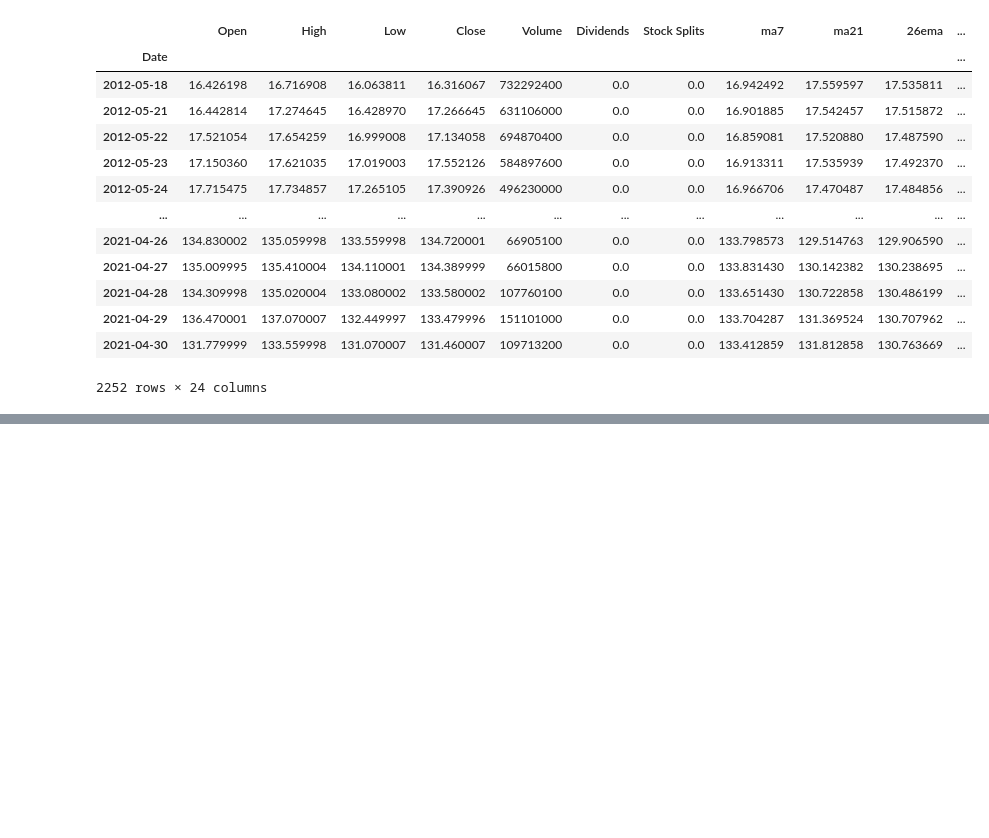
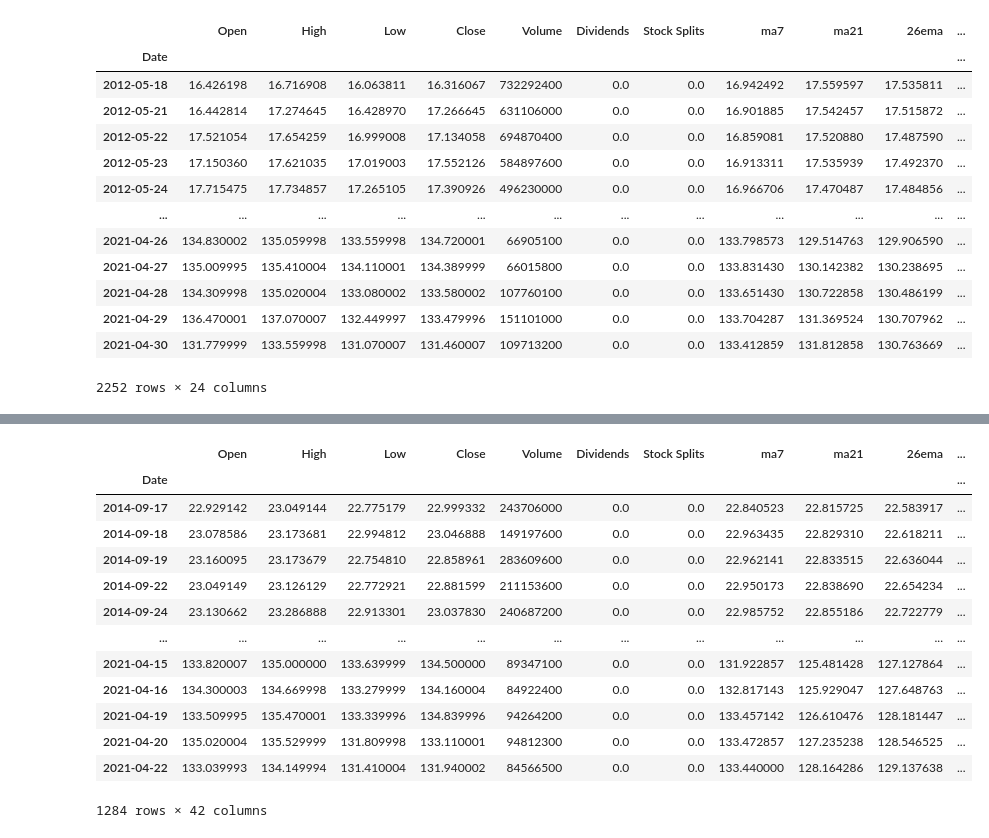
Before and after one commit to ebimor/stock-trading-ml, a Jupyter notebook: ScrapeStockData.ipynb, the cells around one changed output, grey strips where cells are left out. Saved outputs shown, nothing was run; the diff lists cells and outputs as text; code cells hidden in the pictures; blank space fills up the shorter version.

```diff
--- a/ScrapeStockData.ipynb
+++ b/ScrapeStockData.ipynb
@@ -276,0 +294,4 @@ See the caveats in the documentation: https://pandas.pydata.org/pandas-docs/stab
+# %%
+data_FT = dataset_TI_df[['Close']]
+data_FT.reset_index(drop=True, inplace=True)
+data_FT
@@ -276,0 +312,20 @@ See the caveats in the documentation: https://pandas.pydata.org/pandas-docs/stab
+# %%
+#fourier transfomr extraction
+
+close_fft = np.fft.rfft(np.asarray(data_FT['Close'].tolist()))
+fft_df = pd.DataFrame({'fft':close_fft})
+print(fft_df)
+
+plt.figure(figsize=(14, 7), dpi=100)
+fft_list = np.asarray(fft_df['fft'].tolist())
+for num_ in [3, 6, 9, 200]:
+    fft_list_m10= np.copy(fft_list);
+    fft_list_m10[num_:-num_]=0
+    dataset_TI_df['fft'+str(num_)] = (np.fft.irfft(fft_list_m10)).tolist()
+    plt.plot(np.fft.irfft(fft_list_m10), label='Fourier transform with {} components'.format(num_))
+plt.plot(data_FT['Close'],  label='Real')
+plt.xlabel('Days')
+plt.ylabel('USD')
+plt.title('Figure 4: stock prices & Fourier transforms')
+plt.legend()
+plt.show()
@@ -276,0 +349,17 @@ See the caveats in the documentation: https://pandas.pydata.org/pandas-docs/stab
+# %%
+dataset_TI_df
+# %% [output]
+|  | Open | High | Low | Close | Volume | Dividends | Stock Splits | ma7 | ma21 | 26ema | ... |
+| Date |  |  |  |  |  |  |  |  |  |  | ... |
+| 2014-09-17 | 22.929142 | 23.049144 | 22.775179 | 22.999332 | 243706000 | 0.0 | 0.0 | 22.840523 | 22.815725 | 22.583917 | ... |
+| 2014-09-18 | 23.078586 | 23.173681 | 22.994812 | 23.046888 | 149197600 | 0.0 | 0.0 | 22.963435 | 22.829310 | 22.618211 | ... |
+| 2014-09-19 | 23.160095 | 23.173679 | 22.754810 | 22.858961 | 283609600 | 0.0 | 0.0 | 22.962141 | 22.833515 | 22.636044 | ... |
+| 2014-09-22 | 23.049149 | 23.126129 | 22.772921 | 22.881599 | 211153600 | 0.0 | 0.0 | 22.950173 | 22.838690 | 22.654234 | ... |
+| 2014-09-24 | 23.130662 | 23.286888 | 22.913301 | 23.037830 | 240687200 | 0.0 | 0.0 | 22.985752 | 22.855186 | 22.722779 | ... |
+| ... | ... | ... | ... | ... | ... | ... | ... | ... | ... | ... | ... |
+| 2021-04-15 | 133.820007 | 135.000000 | 133.639999 | 134.500000 | 89347100 | 0.0 | 0.0 | 131.922857 | 125.481428 | 127.127864 | ... |
+| 2021-04-16 | 134.300003 | 134.669998 | 133.279999 | 134.160004 | 84922400 | 0.0 | 0.0 | 132.817143 | 125.929047 | 127.648763 | ... |
+| 2021-04-19 | 133.509995 | 135.470001 | 133.339996 | 134.839996 | 94264200 | 0.0 | 0.0 | 133.457142 | 126.610476 | 128.181447 | ... |
+| 2021-04-20 | 135.020004 | 135.529999 | 131.809998 | 133.110001 | 94812300 | 0.0 | 0.0 | 133.472857 | 127.235238 | 128.546525 | ... |
+| 2021-04-22 | 133.039993 | 134.149994 | 131.410004 | 131.940002 | 84566500 | 0.0 | 0.0 | 133.440000 | 128.164286 | 129.137638 | ... |
+1284 rows × 42 columns
```
Also changed, not shown: parts of 16 cells of this notebook.
